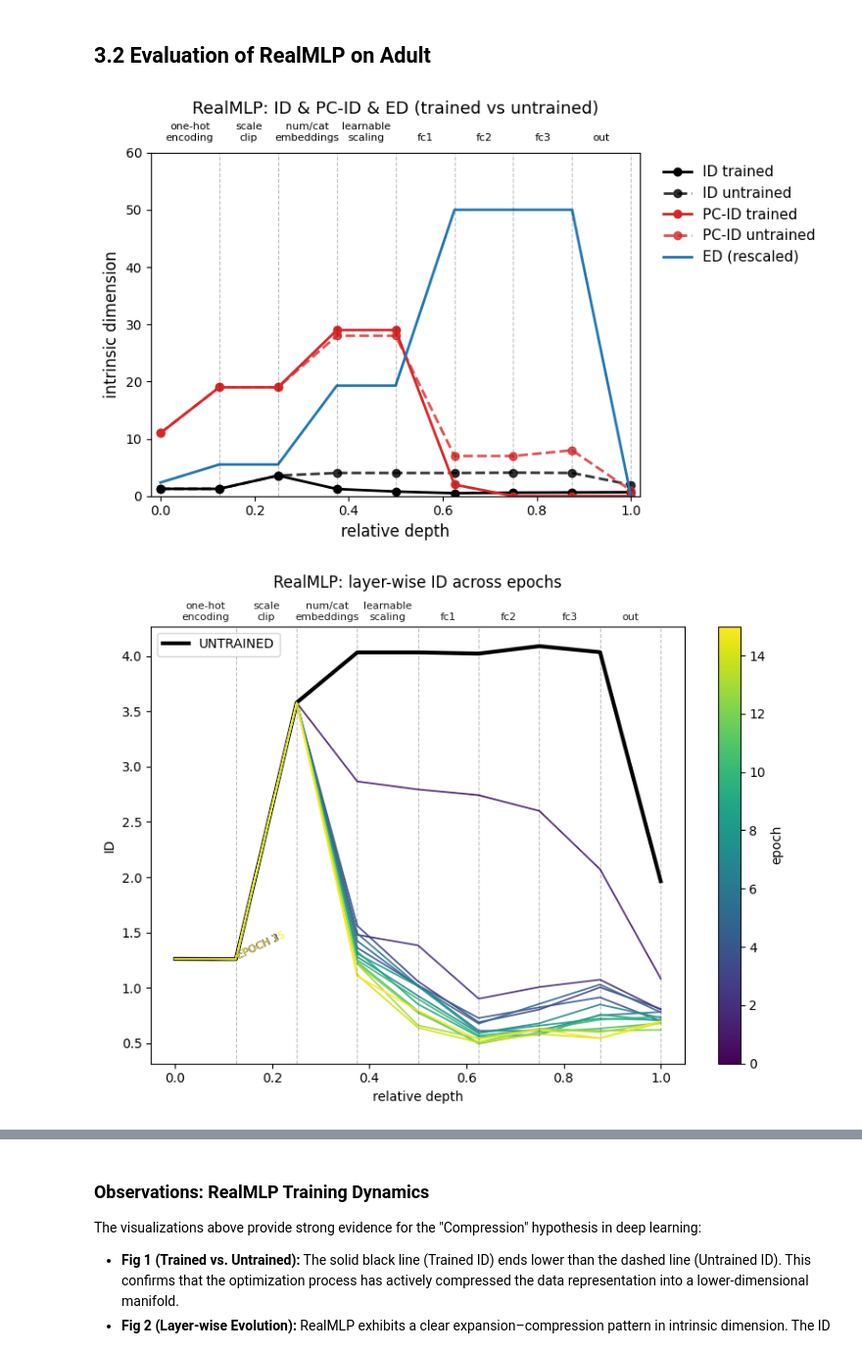
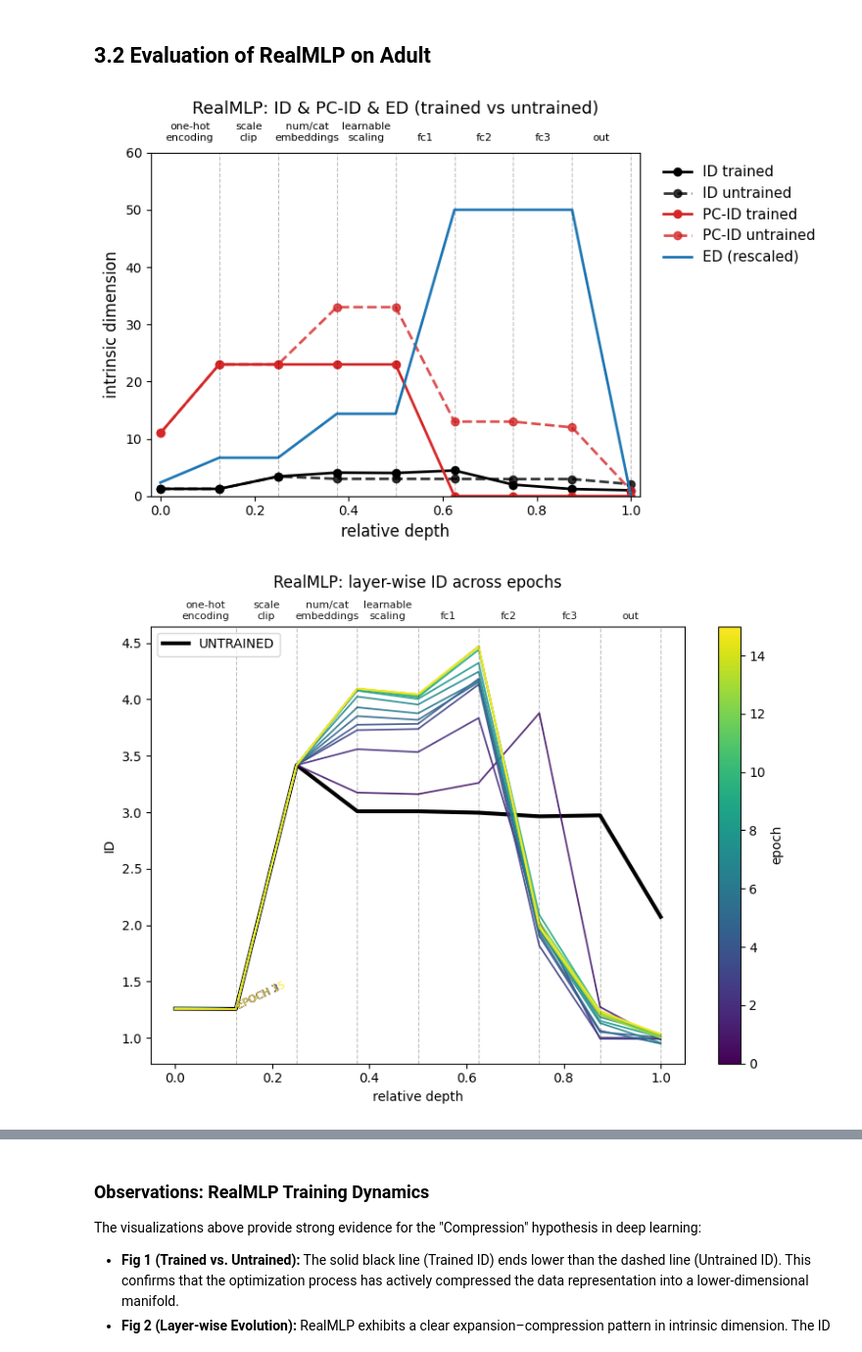
Before and after one commit to lilian70nn/intrinsic-dimension, a Jupyter notebook: notebooks/Task2.ipynb, the cells around one changed output, grey strips where cells are left out. Shown at 98% size. Drawn from its saved outputs; the diff is of its cells as text; code cells hidden in the pictures.

```diff
--- a/notebooks/Task2.ipynb
+++ b/notebooks/Task2.ipynb
@@ -598,14 +741,13 @@ def getDepths_RealMLP_TD(model):
         depths.append(i)
 
     # ---- MLP linear layers (4 linears) ----
-    linear_layers = [layer for layer in model.mlp if isinstance(layer, nn.Linear)]
+    linear_layers = [layer for layer in model.mlp if isinstance(layer, NTLinear)]
     for j, layer in enumerate(linear_layers):
         modules.append(layer)
         names.append("out" if j == len(linear_layers) - 1 else f"fc{j+1}")
         depths.append(len(depths))
 
     return modules, names, np.array(depths)
-
 
 
 def getDepths_StandardMLP(model):
@@ -780,15 +945,19 @@ depth_fns = {"RealMLP":getDepths_RealMLP_TD,
 criterion = nn.CrossEntropyLoss()
 device = torch.device("cuda" if torch.cuda.is_available() else "cpu")
 estimator = {"TwoNN": partial(twonn_id,device=device,batch=512)}
+criterion = nn.CrossEntropyLoss()
+metrics = accuracy_sum
 adult = fetch_openml(data_id=1590, as_frame=True)
 adult_train,adult_test, adult_num_numerical, adult_cardinality = make_dataloaders(adult,num_train,num_test,seed=42)
 
-RealMLP_adult={"RealMLP":RealMLP_TD(adult_num_numerical,adult_cardinality)}
-RealMLP_adult["RealMLP"].fit_statistics(adult_train.dataset.tensors[0],
-                             adult_train.dataset.tensors[1])
+RealMLP_adult={"RealMLP":RealMLP_TD(adult_num_numerical,adult_cardinality,num_classes=2)}
+RealMLP_adult["RealMLP"].fit_statistics(
+    adult_train.dataset.x_num,
+    adult_train.dataset.x_cat
+)
 
-StandardMLP_adult={"StandardMLP":StandardMLP(adult_num_numerical,adult_cardinality)}
-StandardMLP_adult["StandardMLP"].fit_statistics(adult_train.dataset.tensors[0])
+StandardMLP_adult={"StandardMLP":StandardMLP(adult_num_numerical,adult_cardinality,num_classes=2)}
+StandardMLP_adult["StandardMLP"].fit_statistics(adult_train.dataset.x_num)
 # %% [output]
 RealMLP statistics fitted.
 StandardMLP Statistics Fitted!
@@ -828,34 +997,35 @@ id_logging_interval = 15
 total_steps = epochs * len(adult_train)
 optimizer = torch.optim.Adam(
     net.parameters(),
-    lr=1e-2,
+    lr=1e-3,
     betas=(0.9, 0.95),
     eps=1e-8,
-    weight_decay=1e-2,
+    weight_decay=1e-4,
 )
 scheduler = torch.optim.lr_scheduler.CosineAnnealingLR(optimizer, T_max=total_steps)
 
 # --- Run Training and ID Computation ---
 depths, result_per_batch, result_per_epoch, result_0_and_best_epoch,RealMLP_adult_best = \
     train_and_compute_id(
         epochs,
         RealMLP_adult,
         adult_train,
         adult_test,
         estimator,
         criterion,
+        metrics,
         optimizer,
         id_logging_interval,
         device=device,
         batch_scheduler=scheduler,
         depth_fns=depth_fns
     )
 
 # --- Visualize Results ---
 plot_fig5c(model_name, result_0_and_best_epoch, depths,50,title=f"{model_name}: ID & PC-ID & ED (trained vs untrained)",annotate=True)
 plot_fig9A(result_per_epoch, depths,title=f"{model_name}: layer-wise ID across epochs",annotate=True)
 plot_fig9B(result_per_batch,title=f"{model_name}: last hidden layer ID & accuracy during training")
 plot_fig9C(result_per_epoch,title=f"{model_name}: test error vs last hidden layer ID")
 # %% [output]
-[figure, old version]
+[figure, new version]
-[figure, old version]
+[figure, new version]
```
Also changed, not shown: parts of 19 cells of this notebook, 3 other files.
